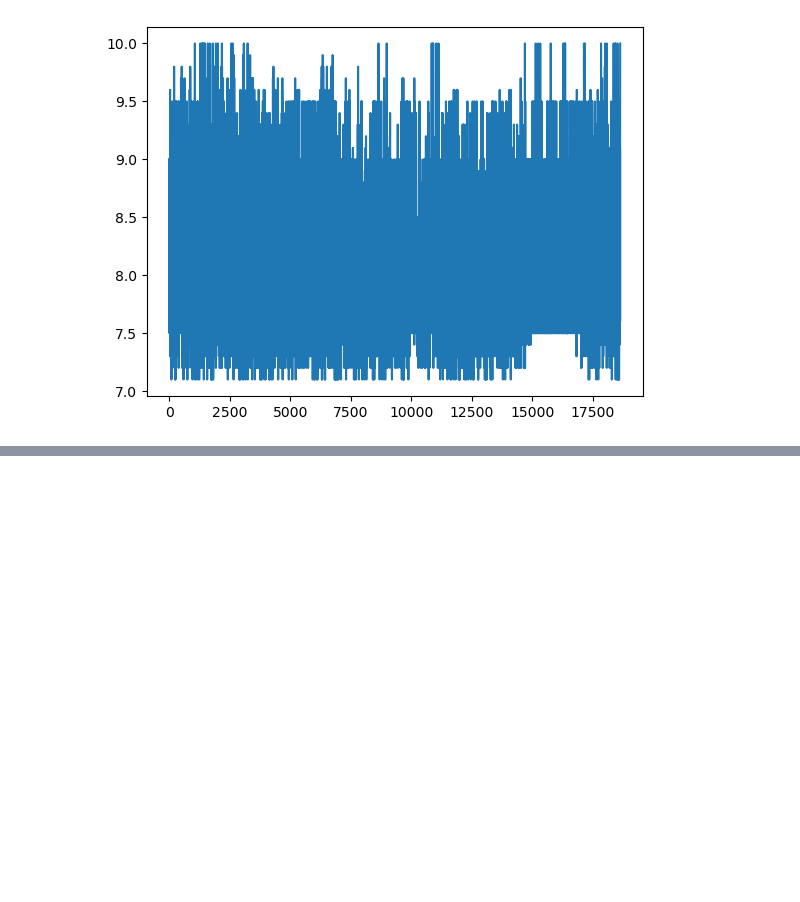
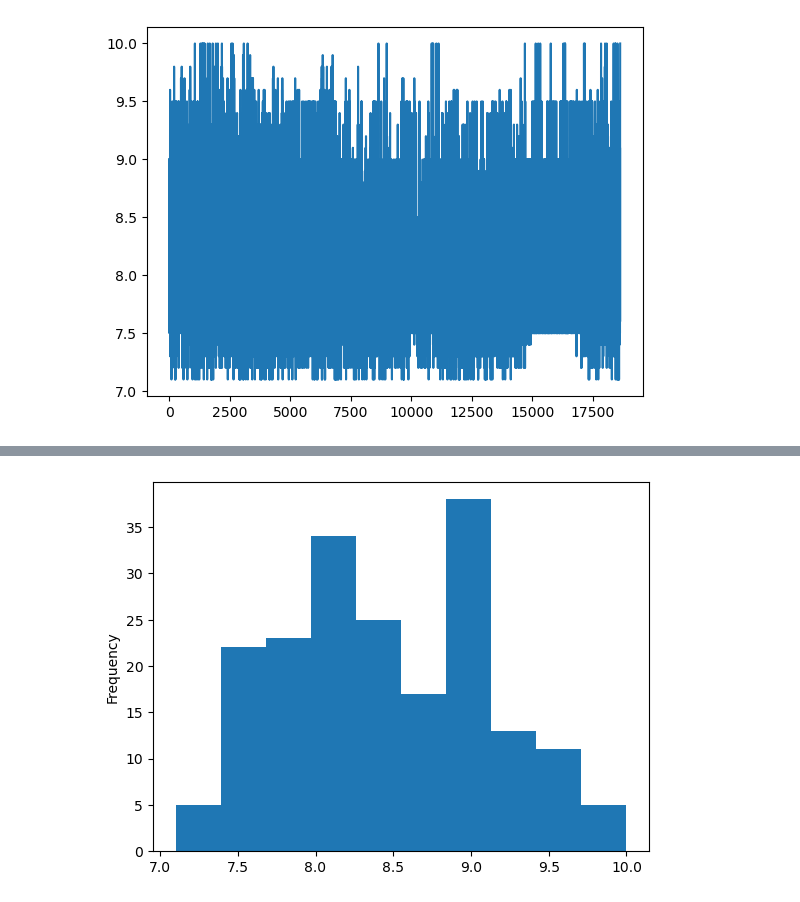
Before and after one commit to StewartStack/DAStudyBackups, a Jupyter notebook: DataStudies1/stewartstack_reviews_IGNanalysis.ipynb, the cells around one changed output, grey strips where cells are left out. Saved outputs shown, nothing was run; the diff lists cells and outputs as text; code cells hidden in the pictures; blank space fills up the shorter version.

```diff
--- a/DataStudies1/stewartstack_reviews_IGNanalysis.ipynb
+++ b/DataStudies1/stewartstack_reviews_IGNanalysis.ipynb
@@ -338 +337,6 @@ xfiltered_reviews['score'].plot(kind = 'hist');
 [figure]
+# %%
+# PS4 > 7
+psfiltered_reviews['score'].plot(kind = 'hist');
+# %% [output]
+[figure, added]
```
Also changed, not shown: parts of 4 cells of this notebook.
